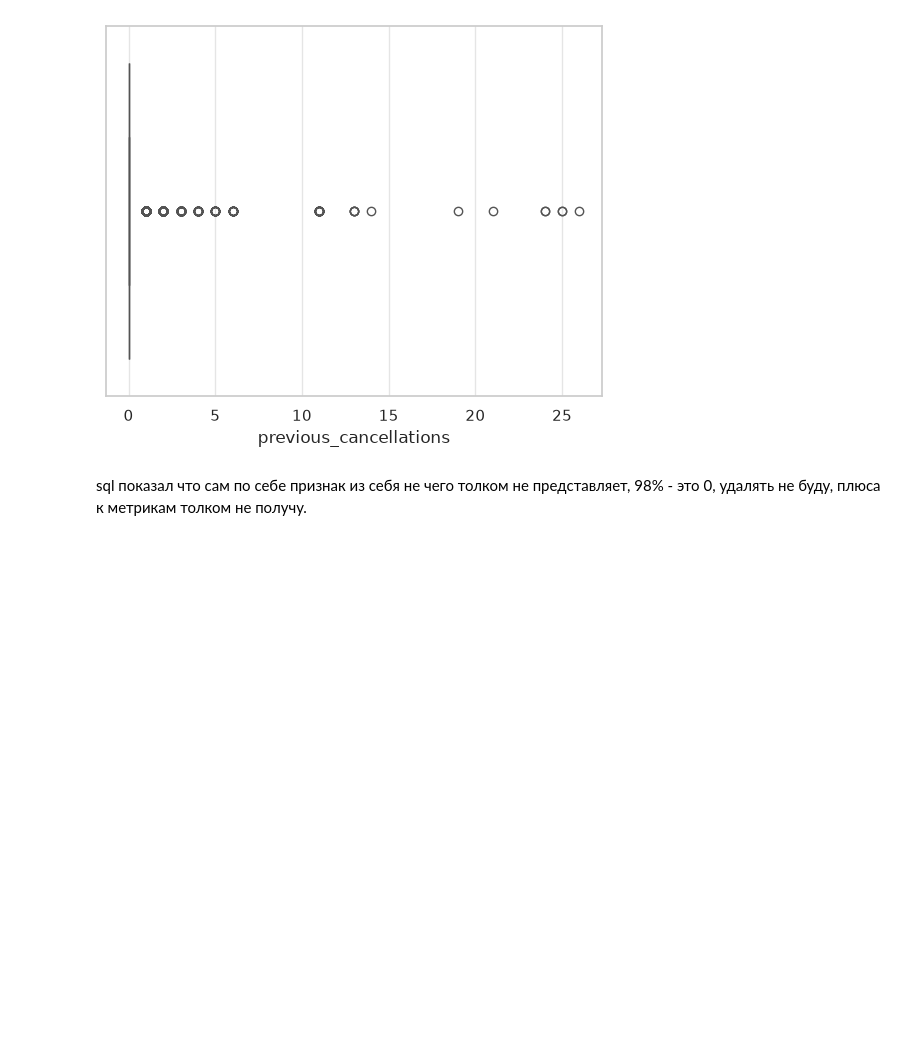
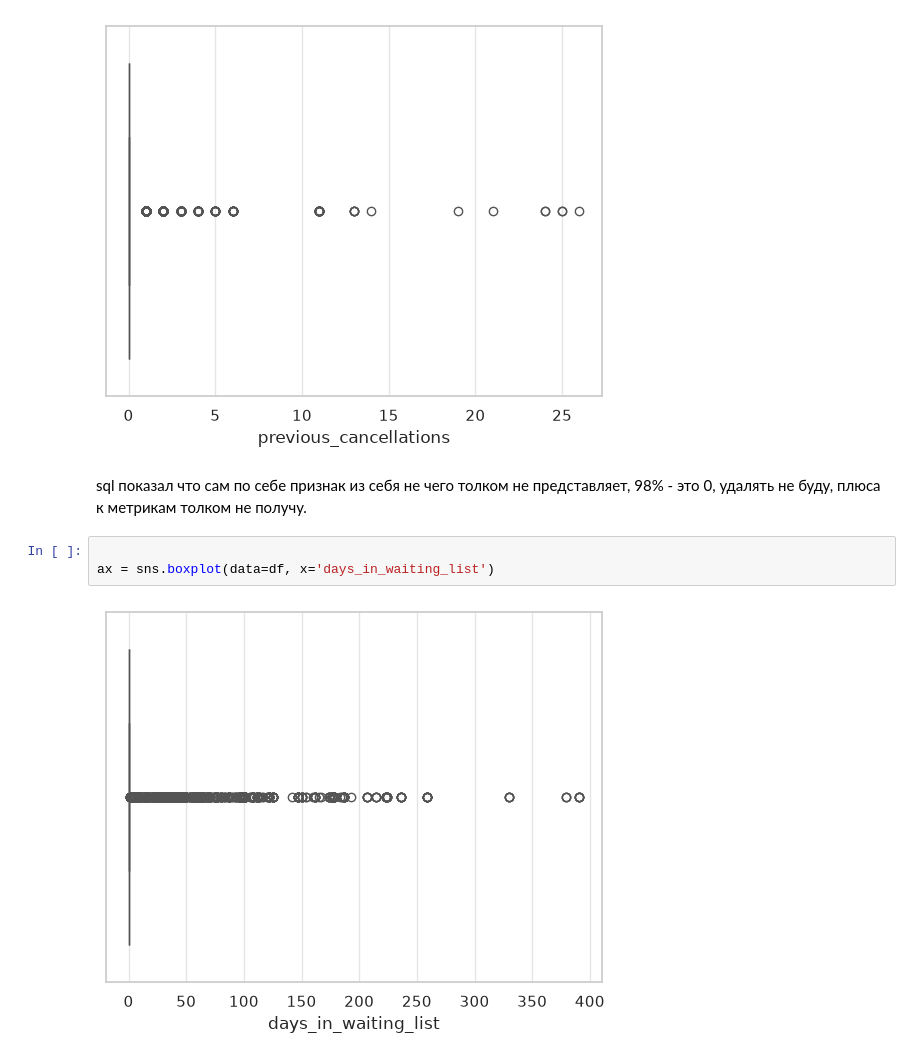
Before and after one commit to ortm01/hotel_book_ds, a Jupyter notebook: notebooks/01_eda.ipynb, the cells around one changed output. Saved outputs shown, nothing was run; the diff lists cells and outputs as text; blank space fills up the shorter version.

```diff
--- a/notebooks/01_eda.ipynb
+++ b/notebooks/01_eda.ipynb
@@ -142,3 +142,8 @@ ax = sns.boxplot(data=df, x='previous_cancellations')
 [figure]
 # %% [markdown]
 sql показал что сам по себе признак из себя не чего толком не представляет, 98% - это 0, удалять не буду, плюса к метрикам толком не получу.
+# %%
+
+ax = sns.boxplot(data=df, x='days_in_waiting_list')
+# %% [output]
+[figure, added]
```
Also changed, not shown: parts of 10 cells of this notebook.
